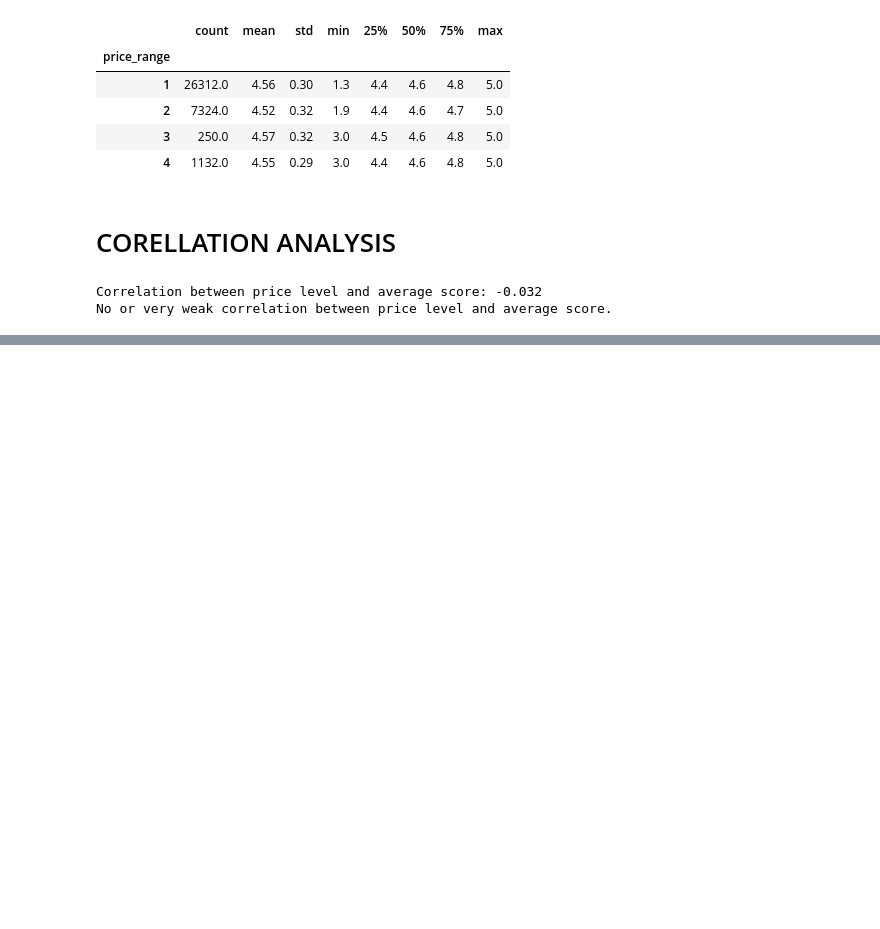
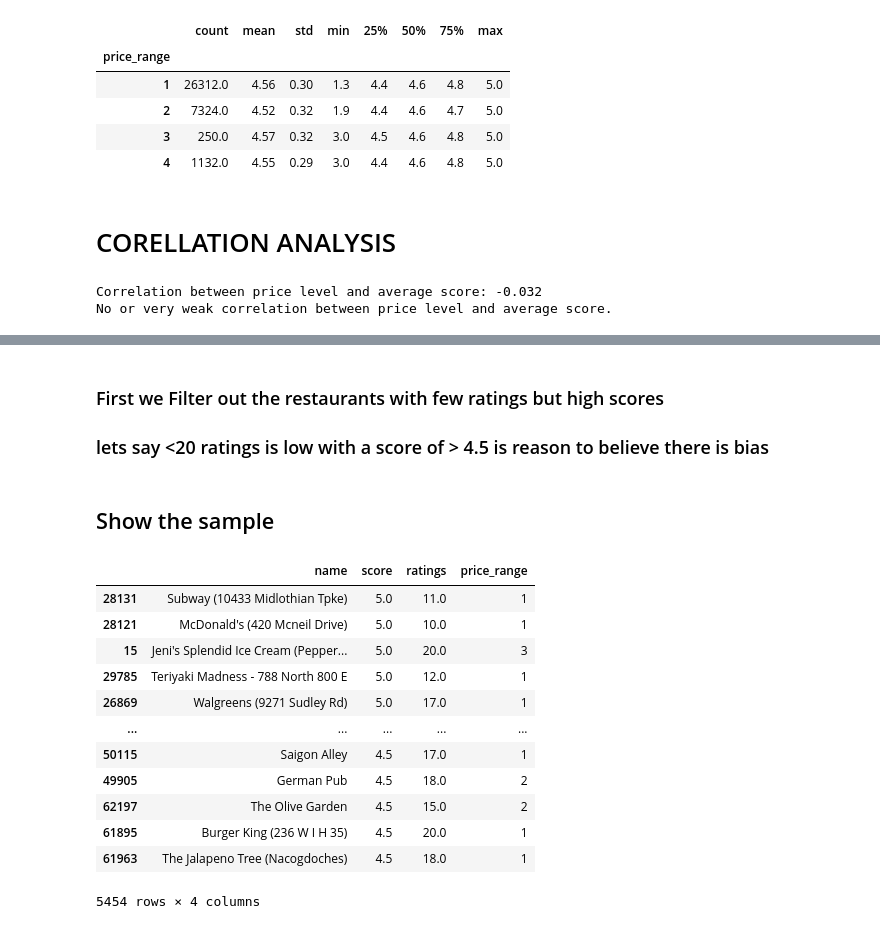
Before and after one commit to MostafaOsmanFathi/uber-eats-menu-analysis, a Jupyter notebook: insights_yousef.ipynb, the cells around one changed output, grey strips where cells are left out. Cells and saved outputs as stored; diff of their text form; code cells hidden in the pictures; blank space fills up the shorter version.

```diff
--- a/insights_yousef.ipynb
+++ b/insights_yousef.ipynb
@@ -57,0 +65,26 @@ No or very weak correlation between price level and average score.
+# %% [markdown]
+### First we Filter out the restaurants with few ratings but high scores
+###     lets say <20 ratings is low with a score of > 4.5 is reason to believe there is bias
+# %%
+df_few_high = df_valid[ ## few عشان few count ratings و high عشان high score
+    (df_valid['ratings'] <= 25) &
+    (df_valid['score'] >= 4.5)
+]
+# %% [markdown]
+## Show the sample
+# %%
+df_few_high[['name', 'score', 'ratings', 'price_range']].sort_values(by='score', ascending=False)
+# %% [output]
+|  | name | score | ratings | price_range |
+| 28131 | Subway (10433 Midlothian Tpke) | 5.0 | 11.0 | 1 |
+| 28121 | McDonald's (420 Mcneil Drive) | 5.0 | 10.0 | 1 |
+| 15 | Jeni's Splendid Ice Cream (Pepper... | 5.0 | 20.0 | 3 |
+| 29785 | Teriyaki Madness - 788 North 800 E | 5.0 | 12.0 | 1 |
+| 26869 | Walgreens (9271 Sudley Rd) | 5.0 | 17.0 | 1 |
+| ... | ... | ... | ... | ... |
+| 50115 | Saigon Alley | 4.5 | 17.0 | 1 |
+| 49905 | German Pub | 4.5 | 18.0 | 2 |
+| 62197 | The Olive Garden | 4.5 | 15.0 | 2 |
+| 61895 | Burger King (236 W I H 35) | 4.5 | 20.0 | 1 |
+| 61963 | The Jalapeno Tree (Nacogdoches) | 4.5 | 18.0 | 1 |
+5454 rows × 4 columns
```
Also changed, not shown: parts of 15 cells of this notebook.
